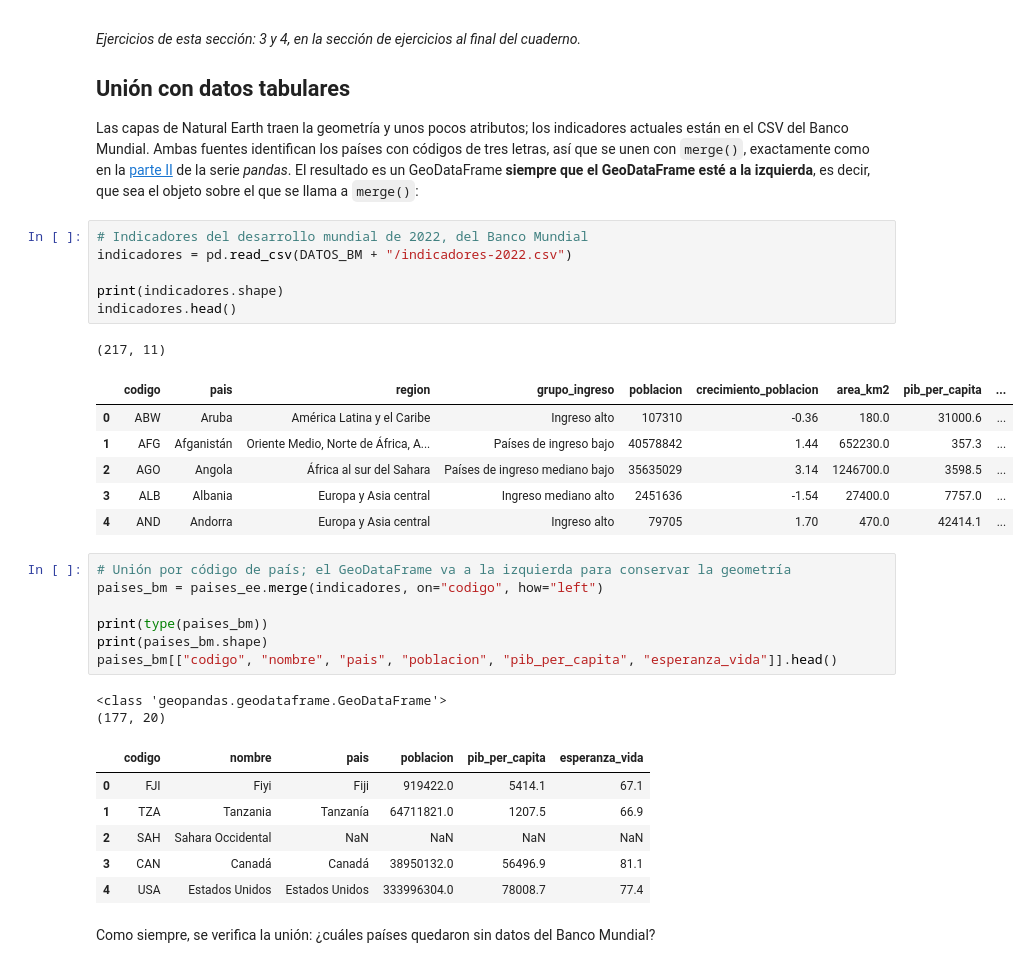
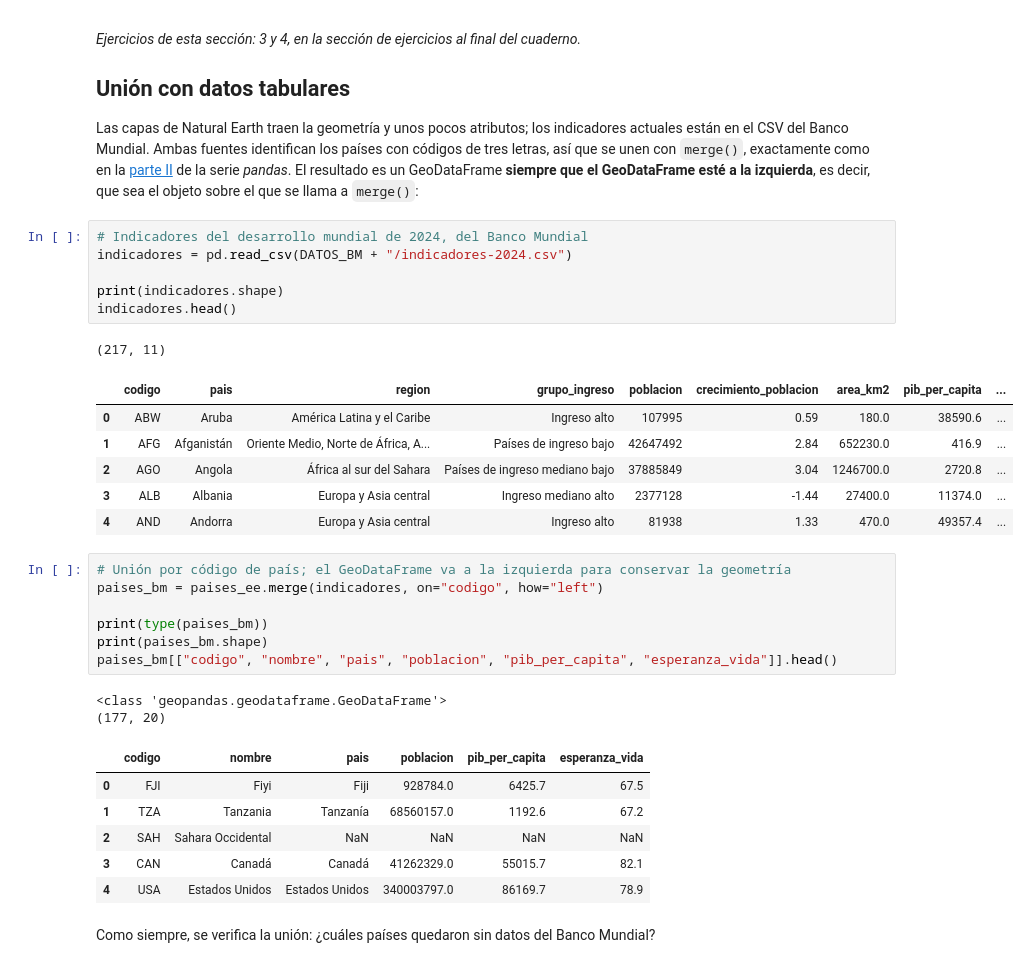
Before and after one commit to gf0657-programacionsig/2026-ii, a Jupyter notebook: contenidos/iv-procesamiento-datos-geoespaciales/17-geopandas-datos-vectoriales.ipynb, the cells around one changed output. Cells and saved outputs as stored; diff of their text form.

```diff
--- a/contenidos/iv-procesamiento-datos-geoespaciales/17-geopandas-datos-vectoriales.ipynb
+++ b/contenidos/iv-procesamiento-datos-geoespaciales/17-geopandas-datos-vectoriales.ipynb
@@ -295,19 +295,19 @@ Costa Rica mide unos 51 100 km², la cifra oficial. CRTM05 está diseñada para
 
 Las capas de Natural Earth traen la geometría y unos pocos atributos; los indicadores actuales están en el CSV del Banco Mundial. Ambas fuentes identifican los países con códigos de tres letras, así que se unen con `merge()`, exactamente como en la [parte II](https://gf0657-programacionsig.github.io/2026-ii/pandas-agrupacion-uniones/) de la serie *pandas*. El resultado es un GeoDataFrame **siempre que el GeoDataFrame esté a la izquierda**, es decir, que sea el objeto sobre el que se llama a `merge()`:
 # %%
-# Indicadores del desarrollo mundial de 2022, del Banco Mundial
-indicadores = pd.read_csv(DATOS_BM + "/indicadores-2022.csv")
+# Indicadores del desarrollo mundial de 2024, del Banco Mundial
+indicadores = pd.read_csv(DATOS_BM + "/indicadores-2024.csv")
 
 print(indicadores.shape)
 indicadores.head()
 # %% [output]
 (217, 11)
 |  | codigo | pais | region | grupo_ingreso | poblacion | crecimiento_poblacion | area_km2 | pib_per_capita | ... |
-| 0 | ABW | Aruba | América Latina y el Caribe | Ingreso alto | 107310 | -0.36 | 180.0 | 31000.6 | ... |
-| 1 | AFG | Afganistán | Oriente Medio, Norte de África, A... | Países de ingreso bajo | 40578842 | 1.44 | 652230.0 | 357.3 | ... |
-| 2 | AGO | Angola | África al sur del Sahara | Países de ingreso mediano bajo | 35635029 | 3.14 | 1246700.0 | 3598.5 | ... |
-| 3 | ALB | Albania | Europa y Asia central | Ingreso mediano alto | 2451636 | -1.54 | 27400.0 | 7757.0 | ... |
-| 4 | AND | Andorra | Europa y Asia central | Ingreso alto | 79705 | 1.70 | 470.0 | 42414.1 | ... |
+| 0 | ABW | Aruba | América Latina y el Caribe | Ingreso alto | 107995 | 0.59 | 180.0 | 38590.6 | ... |
+| 1 | AFG | Afganistán | Oriente Medio, Norte de África, A... | Países de ingreso bajo | 42647492 | 2.84 | 652230.0 | 416.9 | ... |
+| 2 | AGO | Angola | África al sur del Sahara | Países de ingreso mediano bajo | 37885849 | 3.04 | 1246700.0 | 2720.8 | ... |
+| 3 | ALB | Albania | Europa y Asia central | Ingreso mediano alto | 2377128 | -1.44 | 27400.0 | 11374.0 | ... |
+| 4 | AND | Andorra | Europa y Asia central | Ingreso alto | 81938 | 1.33 | 470.0 | 49357.4 | ... |
 # %%
 # Unión por código de país; el GeoDataFrame va a la izquierda para conservar la geometría
 paises_bm = paises_ee.merge(indicadores, on="codigo", how="left")
@@ -319,11 +319,11 @@ paises_bm[["codigo", "nombre", "pais", "poblacion", "pib_per_capita", "esperanza
 <class 'geopandas.geodataframe.GeoDataFrame'>
 (177, 20)
 |  | codigo | nombre | pais | poblacion | pib_per_capita | esperanza_vida |
-| 0 | FJI | Fiyi | Fiji | 919422.0 | 5414.1 | 67.1 |
-| 1 | TZA | Tanzania | Tanzanía | 64711821.0 | 1207.5 | 66.9 |
+| 0 | FJI | Fiyi | Fiji | 928784.0 | 6425.7 | 67.5 |
+| 1 | TZA | Tanzania | Tanzanía | 68560157.0 | 1192.6 | 67.2 |
 | 2 | SAH | Sahara Occidental | NaN | NaN | NaN | NaN |
-| 3 | CAN | Canadá | Canadá | 38950132.0 | 56496.9 | 81.1 |
-| 4 | USA | Estados Unidos | Estados Unidos | 333996304.0 | 78008.7 | 77.4 |
+| 3 | CAN | Canadá | Canadá | 41262329.0 | 55015.7 | 82.1 |
+| 4 | USA | Estados Unidos | Estados Unidos | 340003797.0 | 86169.7 | 78.9 |
 # %% [markdown]
 Como siempre, se verifica la unión: ¿cuáles países quedaron sin datos del Banco Mundial?
 # %%
```
Also changed, not shown: parts of 7 cells of this notebook.
